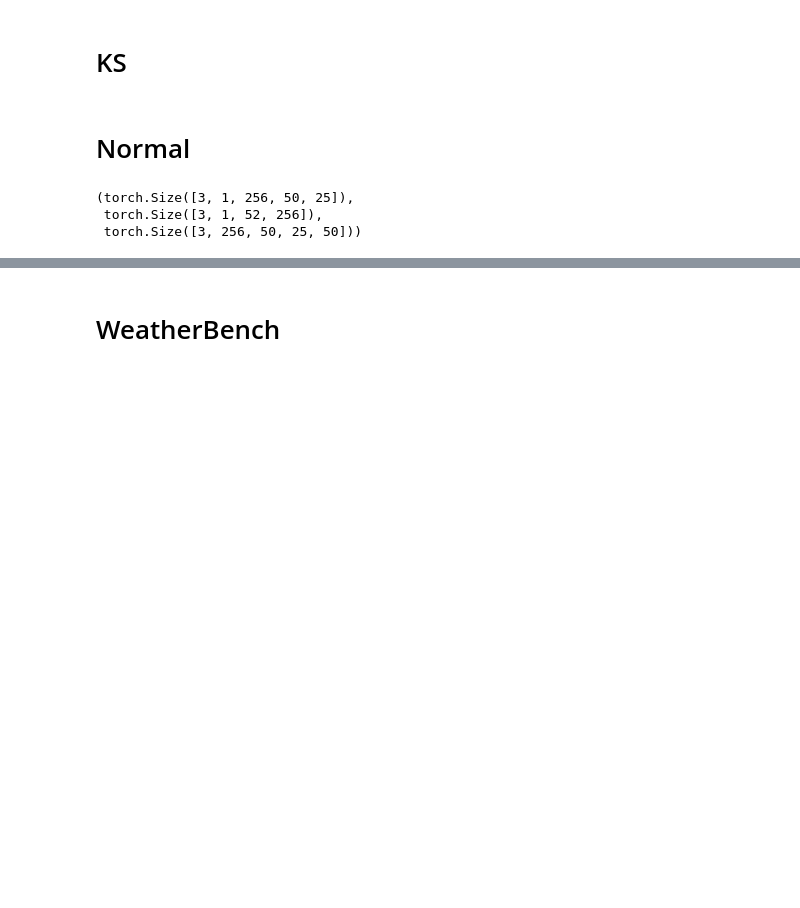
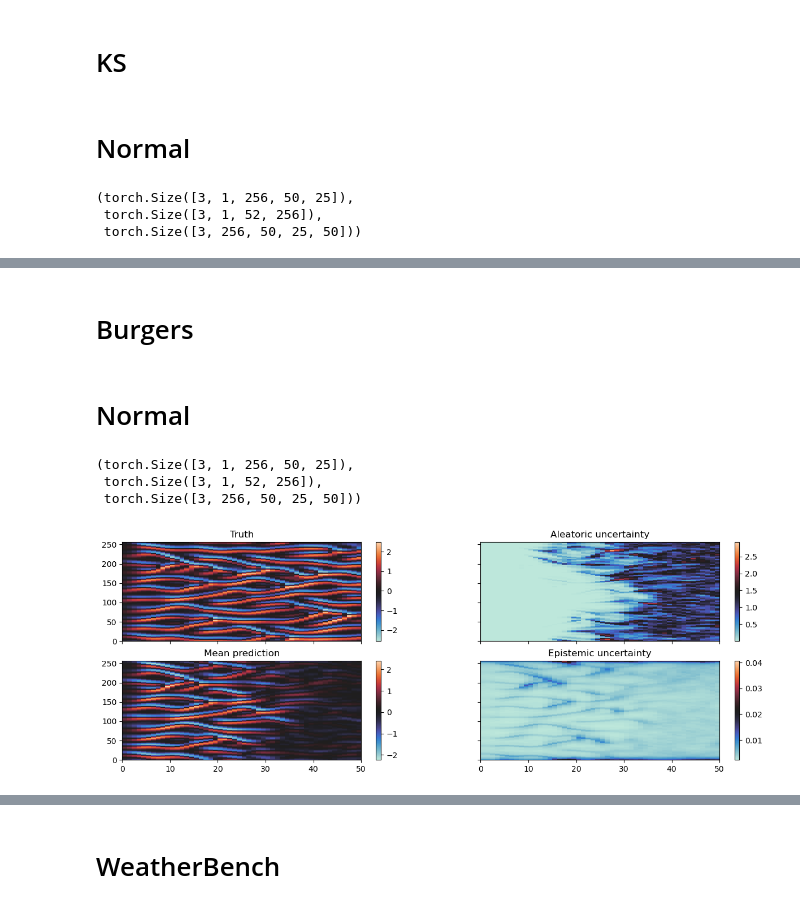
Before and after one commit to Philipp238/diffusionUQ, a Jupyter notebook: evaluation/eu.ipynb, the cells around one changed output, grey strips where cells are left out. Saved outputs shown, nothing was run; the diff lists cells and outputs as text; code cells hidden in the pictures; blank space fills up the shorter version.

```diff
--- a/evaluation/eu.ipynb
+++ b/evaluation/eu.ipynb
@@ -455,0 +462,2 @@ plt.plot(eu_array[b].mean(dim = (0,1,2)))
+# %% [markdown]
+# Burgers
@@ -455,0 +511,6 @@ plt.plot(eu_array[b].mean(dim = (0,1,2)))
+# %% [markdown]
+# Normal
+# %%
+ckpt_path = "../results/Burgers/normal/Datetime_20250829_011108_Loss_1D_Burgers_UNet_diffusion_normal_T50_DDIM1.pt"
+distributional_method = "normal"
+beta_endpoints = (0.001, 0.2)
@@ -455,0 +537,13 @@ plt.plot(eu_array[b].mean(dim = (0,1,2)))
+# %%
+pred, eu = generate_diffusion_samples_low_dimensional(
+    model=model,
+    input = input,
+    n_timesteps=n_timesteps,
+    target_shape=target.shape,
+    n_samples=n_samples,
+    distributional_method=distributional_method,
+    x_T_sampling_method=x_T_sampling_method,
+    cfg_scale=cfg_scale,
+    noise_schedule="linear",
+    beta_endpoints = beta_endpoints,
+)
@@ -455,0 +584,32 @@ plt.plot(eu_array[b].mean(dim = (0,1,2)))
+# %%
+full_array.shape, trajectory.shape, eu_array.shape
+# %% [output]
+(torch.Size([3, 1, 256, 50, 25]),
+ torch.Size([3, 1, 52, 256]),
+ torch.Size([3, 256, 50, 25, 50]))
+# %%
+b = 0
+
+fig, axs = plt.subplots(2, 2, figsize = (15,5), sharex = True, sharey = True)
+axs = axs.ravel()
+
+im1 = axs[0].pcolormesh(trajectory[b,0,2:].t().cpu(), cmap = cmap)
+axs[0].set_title("Truth")
+cb1 = fig.colorbar(im1, ax = axs[0])
+
+im3 = axs[1].pcolormesh(full_array[b,0].var(axis = -1).cpu(), cmap = cmap2)
+axs[1].set_title("Aleatoric uncertainty")
+cb1 = fig.colorbar(im3, ax = axs[1])
+
+im2 = axs[2].pcolormesh(full_array[b,0].mean(dim = -1).cpu(), cmap = cmap)
+axs[2].set_title("Mean prediction")
+cb1 = fig.colorbar(im2, ax = axs[2])
+
+im4 = axs[3].pcolormesh(eu_array[b].mean(dim = (1,2)).cpu(), cmap = cmap2)
+axs[3].set_title("Epistemic uncertainty")
+cb1 = fig.colorbar(im4, ax = axs[3])
+
+
+#plt.savefig("plots/KS_eu.pdf", bbox_inches = "tight")
+# %% [output]
+[figure, added]
```
Also changed, not shown: parts of 36 cells of this notebook, 43 other files.
